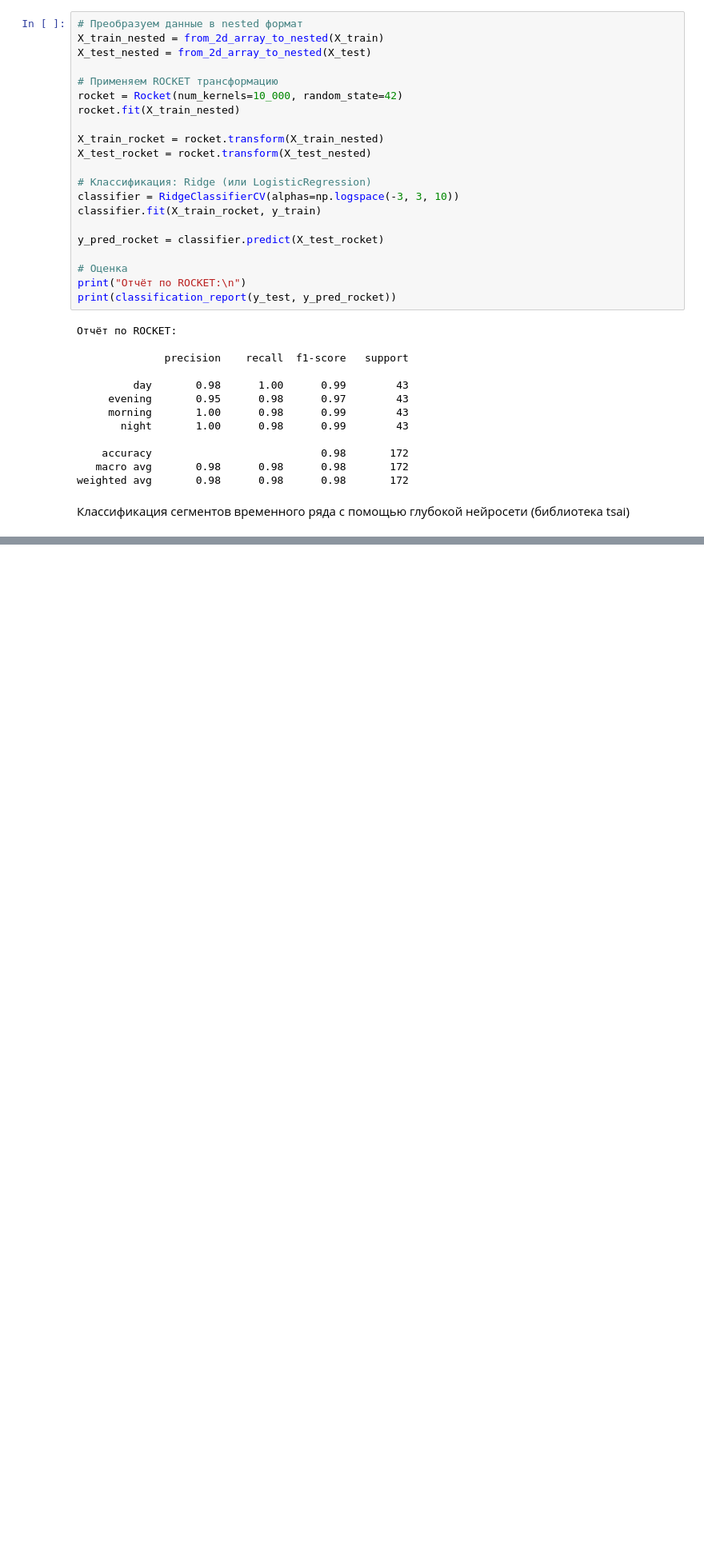
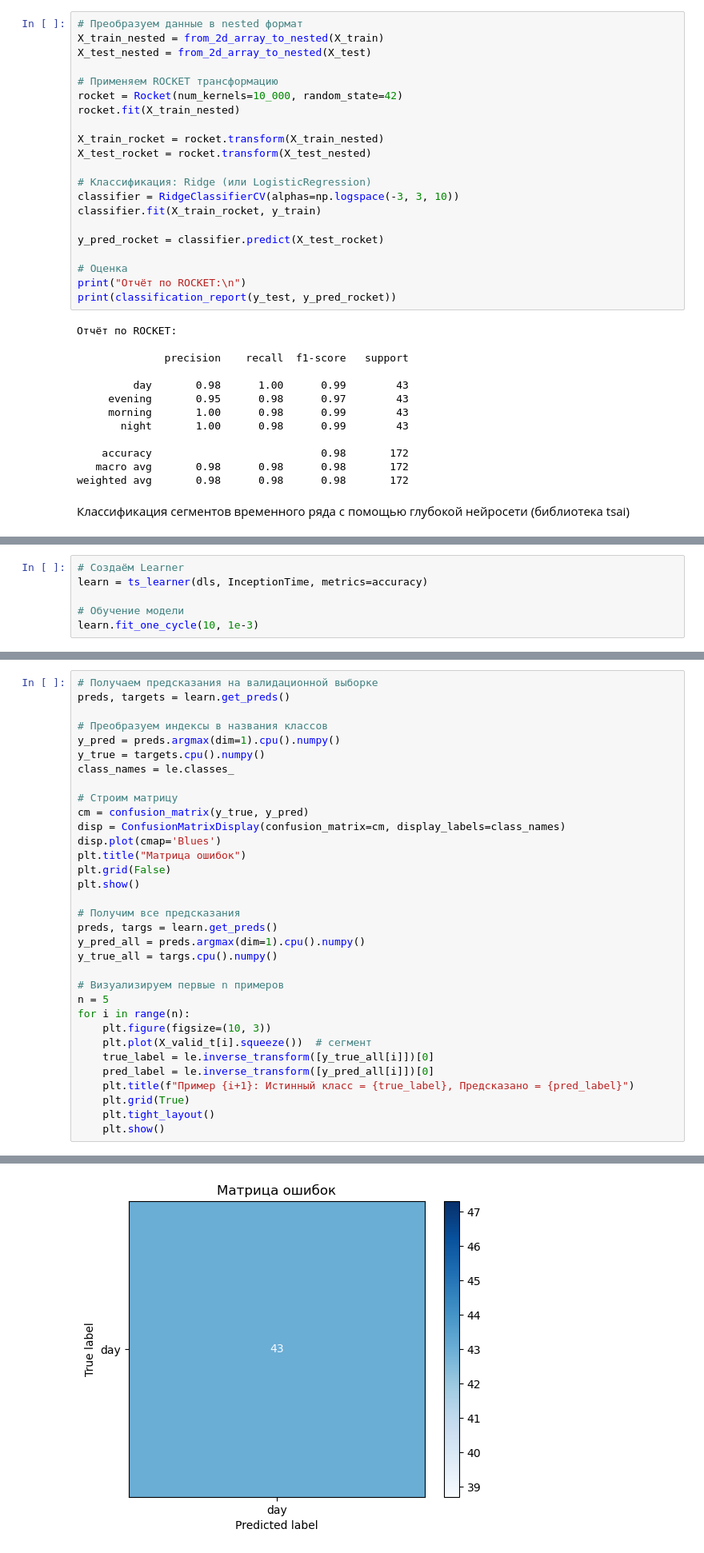
Before and after one commit to countrvl/tl_hw, a Jupyter notebook: tl_hw.ipynb, the cells around one changed output, grey strips where cells are left out. Shown at 80% size. Saved outputs shown, nothing was run; the diff lists cells and outputs as text; blank space fills up the shorter version.

```diff
--- a/tl_hw.ipynb
+++ b/tl_hw.ipynb
@@ -377,0 +459,6 @@ weighted avg       0.98      0.98      0.98       172
+# %%
+# Создаём Learner
+learn = ts_learner(dls, InceptionTime, metrics=accuracy)
+
+# Обучение модели
+learn.fit_one_cycle(10, 1e-3)
@@ -377,0 +479,34 @@ weighted avg       0.98      0.98      0.98       172
+# %%
+# Получаем предсказания на валидационной выборке
+preds, targets = learn.get_preds()
+
+# Преобразуем индексы в названия классов
+y_pred = preds.argmax(dim=1).cpu().numpy()
+y_true = targets.cpu().numpy()
+class_names = le.classes_
+
+# Строим матрицу
+cm = confusion_matrix(y_true, y_pred)
+disp = ConfusionMatrixDisplay(confusion_matrix=cm, display_labels=class_names)
+disp.plot(cmap='Blues')
+plt.title("Матрица ошибок")
+plt.grid(False)
+plt.show()
+
+# Получим все предсказания
+preds, targs = learn.get_preds()
+y_pred_all = preds.argmax(dim=1).cpu().numpy()
+y_true_all = targs.cpu().numpy()
+
+# Визуализируем первые n примеров
+n = 5
+for i in range(n):
+    plt.figure(figsize=(10, 3))
+    plt.plot(X_valid_t[i].squeeze())  # сегмент
+    true_label = le.inverse_transform([y_true_all[i]])[0]
+    pred_label = le.inverse_transform([y_pred_all[i]])[0]
+    plt.title(f"Пример {i+1}: Истинный класс = {true_label}, Предсказано = {pred_label}")
+    plt.grid(True)
+    plt.tight_layout()
+    plt.show()
+# %% [output]
@@ -377,0 +514 @@ weighted avg       0.98      0.98      0.98       172
+[figure, added]
```
Also changed, not shown: parts of 14 cells of this notebook, 1 other file.
